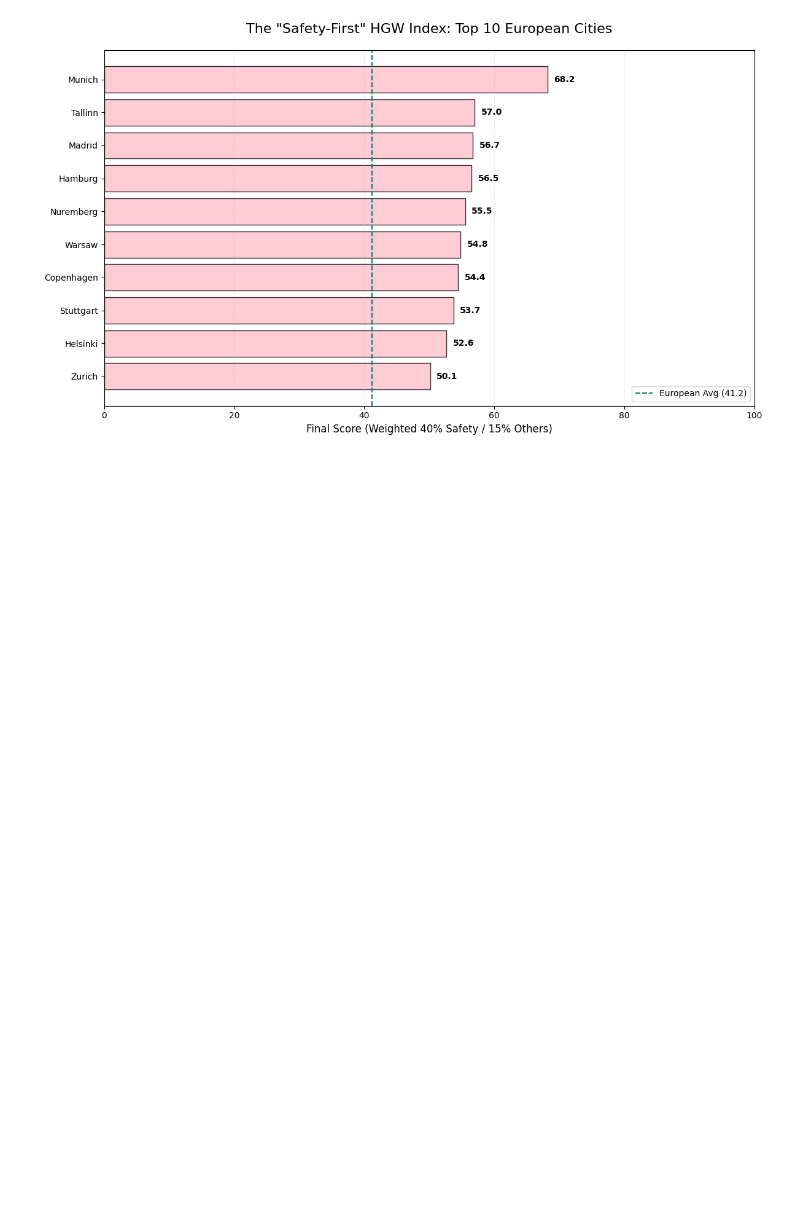
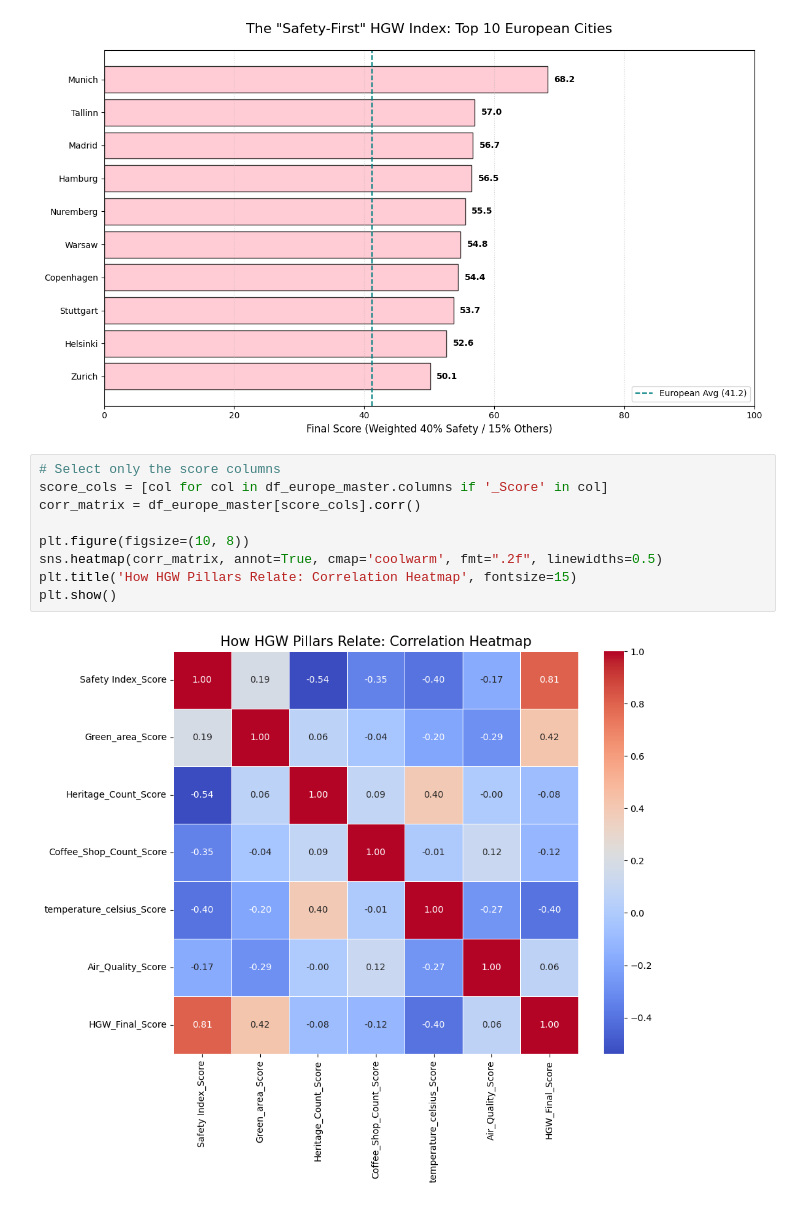
Before and after one commit to AoifeMurphy02/DAV_Specification_Index_Generation_and_Visualization, a Jupyter notebook: HGW_Index.ipynb, the cells around one changed output. Drawn from its saved outputs; the diff is of its cells as text; blank space fills up the shorter version.

```diff
--- a/HGW_Index.ipynb
+++ b/HGW_Index.ipynb
@@ -1231,3 +1231,14 @@ plt.tight_layout()
 plt.show()
 # %% [output]
 [figure]
+# %%
+# Select only the score columns
+score_cols = [col for col in df_europe_master.columns if '_Score' in col]
+corr_matrix = df_europe_master[score_cols].corr()
+
+plt.figure(figsize=(10, 8))
+sns.heatmap(corr_matrix, annot=True, cmap='coolwarm', fmt=".2f", linewidths=0.5)
+plt.title('How HGW Pillars Relate: Correlation Heatmap', fontsize=15)
+plt.show()
+# %% [output]
+[figure, added]
```
Also changed, not shown: parts of 1 cell of this notebook.
